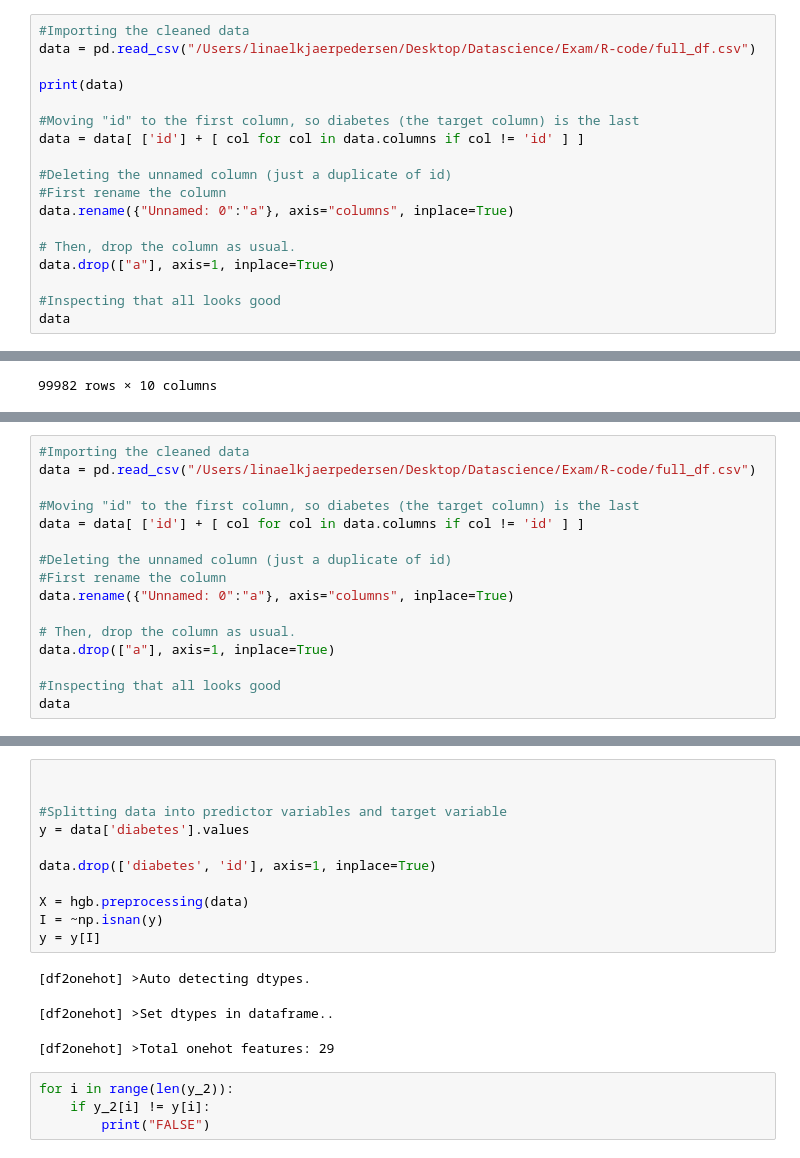
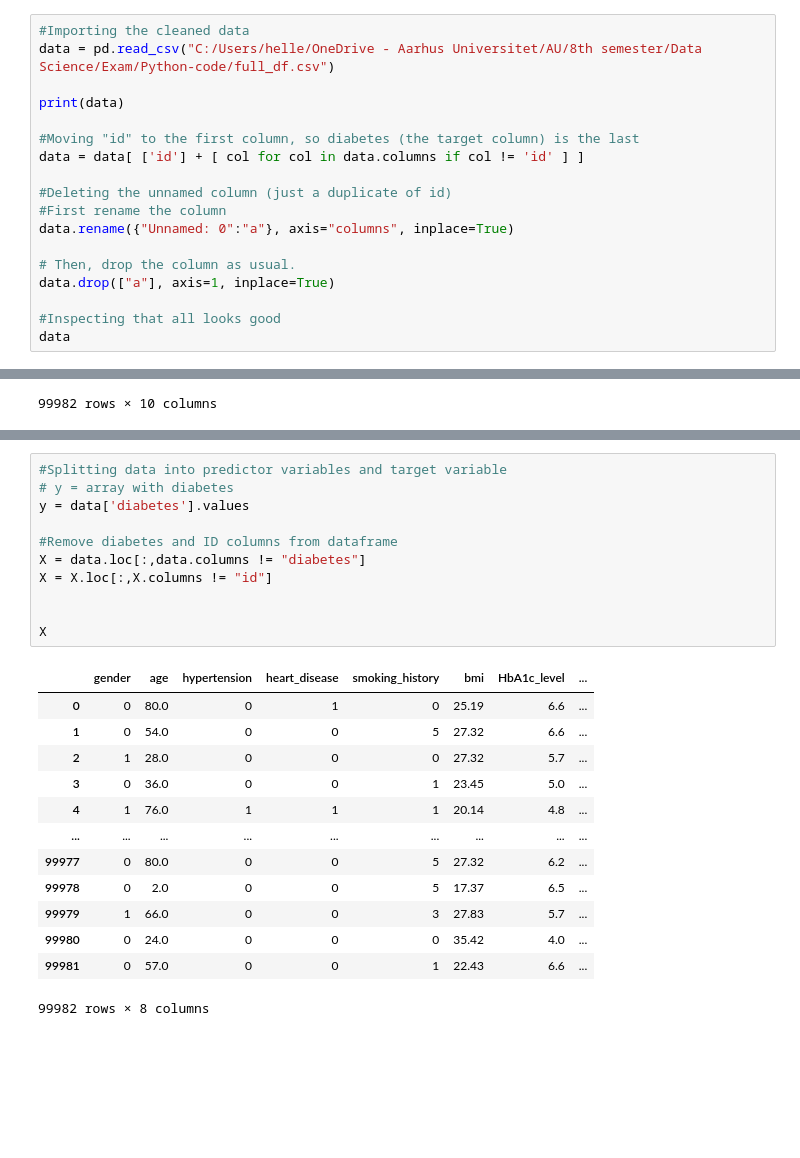
Before and after one commit to Data-science-exam/Python-code, a Jupyter notebook: predictions.ipynb, the cells around one changed output, grey strips where cells are left out. Cells and saved outputs as stored; diff of their text form; blank space fills up the shorter version.

```diff
--- a/predictions.ipynb
+++ b/predictions.ipynb
@@ -11,6 +14,6 @@ from sklearn.model_selection import train_test_split
 # %%
 #Importing the cleaned data
-data = pd.read_csv("/Users/linaelkjaerpedersen/Desktop/Datascience/Exam/R-code/full_df.csv")
+data = pd.read_csv("C:/Users/helle/OneDrive - Aarhus Universitet/AU/8th semester/Data Science/Exam/Python-code/full_df.csv")
 
 print(data)
 
@@ -148,19 +127,3 @@ hgb = hgboost(
     gpu=False,         # Compute using GPU in case of True.
     verbose=3,         # Print progress to screen.
 )
-# %%
-#Importing the cleaned data
-data = pd.read_csv("/Users/linaelkjaerpedersen/Desktop/Datascience/Exam/R-code/full_df.csv")
-
-#Moving "id" to the first column, so diabetes (the target column) is the last
-data = data[ ['id'] + [ col for col in data.columns if col != 'id' ] ]
-
-#Deleting the unnamed column (just a duplicate of id)
-#First rename the column
-data.rename({"Unnamed: 0":"a"}, axis="columns", inplace=True)
-
-# Then, drop the column as usual.
-data.drop(["a"], axis=1, inplace=True)
-
-#Inspecting that all looks good
-data
@@ -181,19 +130,25 @@ data
 # %%
+#Splitting data into predictor variables and target variable
+# y = array with diabetes
+y = data['diabetes'].values
+
+#Remove diabetes and ID columns from dataframe
+X = data.loc[:,data.columns != "diabetes"]
+X = X.loc[:,X.columns != "id"]
 
 
-#Splitting data into predictor variables and target variable
-y = data['diabetes'].values
-
-data.drop(['diabetes', 'id'], axis=1, inplace=True)
-
-X = hgb.preprocessing(data)
-I = ~np.isnan(y)
-y = y[I]
+X
 # %% [output]
+|  | gender | age | hypertension | heart_disease | smoking_history | bmi | HbA1c_level | ... |
+| 0 | 0 | 80.0 | 0 | 1 | 0 | 25.19 | 6.6 | ... |
+| 1 | 0 | 54.0 | 0 | 0 | 5 | 27.32 | 6.6 | ... |
+| 2 | 1 | 28.0 | 0 | 0 | 0 | 27.32 | 5.7 | ... |
+| 3 | 0 | 36.0 | 0 | 0 | 1 | 23.45 | 5.0 | ... |
+| 4 | 1 | 76.0 | 1 | 1 | 1 | 20.14 | 4.8 | ... |
+| ... | ... | ... | ... | ... | ... | ... | ... | ... |
+| 99977 | 0 | 80.0 | 0 | 0 | 5 | 27.32 | 6.2 | ... |
+| 99978 | 0 | 2.0 | 0 | 0 | 5 | 17.37 | 6.5 | ... |
+| 99979 | 1 | 66.0 | 0 | 0 | 3 | 27.83 | 5.7 | ... |
+| 99980 | 0 | 24.0 | 0 | 0 | 0 | 35.42 | 4.0 | ... |
+| 99981 | 0 | 57.0 | 0 | 0 | 1 | 22.43 | 6.6 | ... |
-[df2onehot] >Auto detecting dtypes.
+99982 rows × 8 columns
-[df2onehot] >Set dtypes in dataframe..
-[df2onehot] >Total onehot features: 29
-# %%
-for i in range(len(y_2)):
-    if y_2[i] != y[i]:
-        print("FALSE")
```
Also changed, not shown: parts of 12 cells of this notebook, 3 other files.
